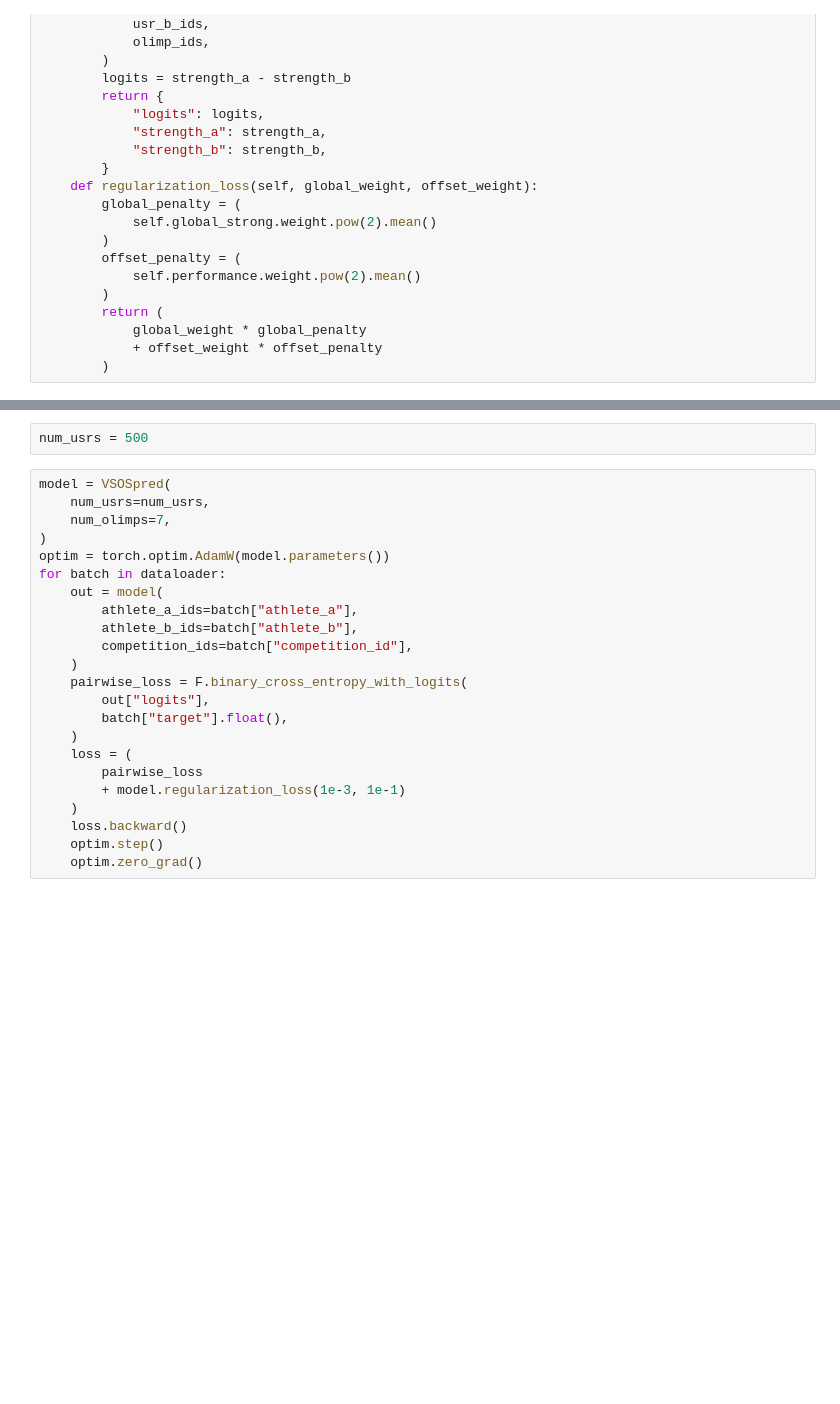
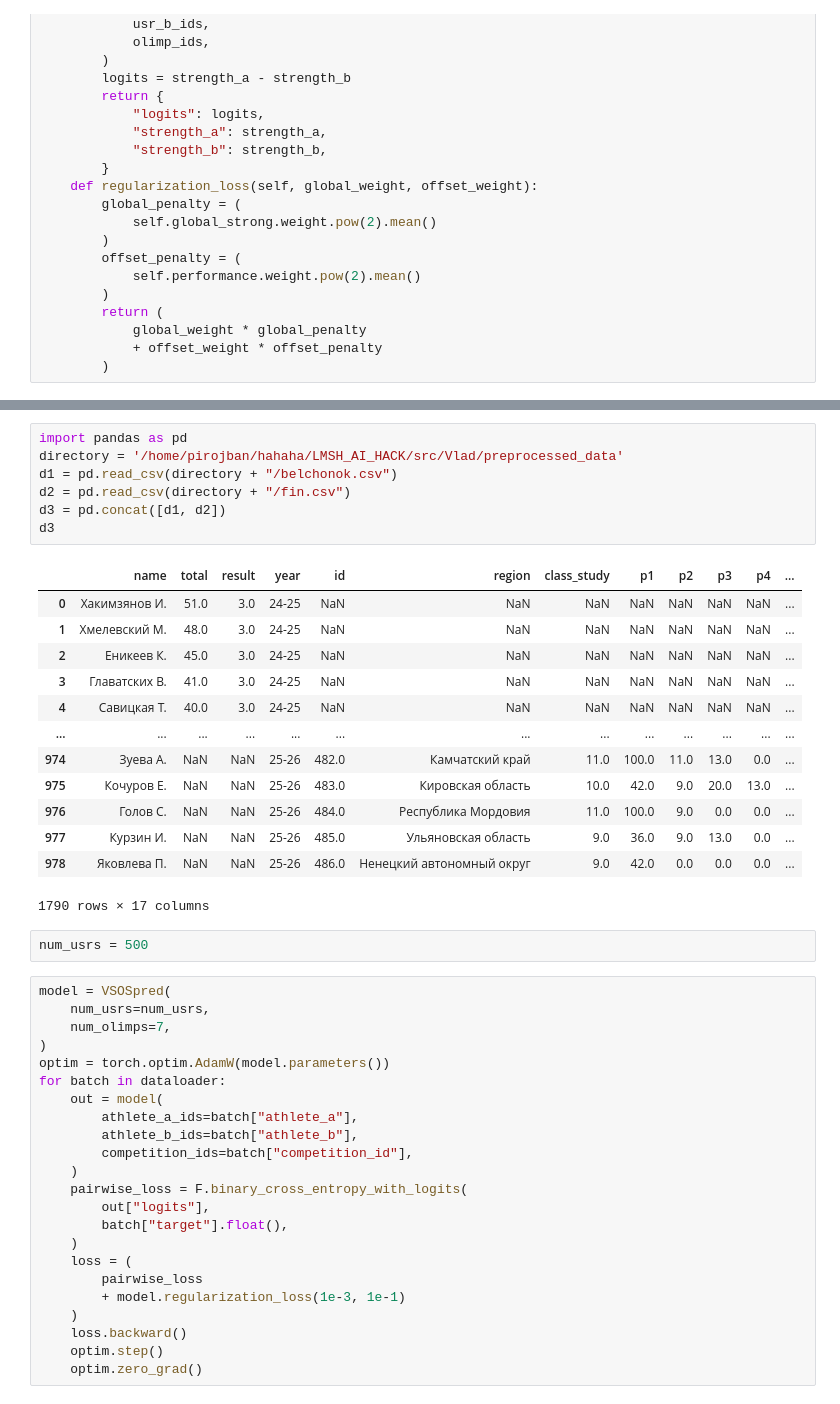
Before and after one commit to VladG00dmanPersonal/LMSH_AI_HACK, a Jupyter notebook: src/pirojban/idea.ipynb, the cells around one changed output, grey strips where cells are left out. Saved outputs shown, nothing was run; the diff lists cells and outputs as text; blank space fills up the shorter version.

```diff
--- a/src/pirojban/idea.ipynb
+++ b/src/pirojban/idea.ipynb
@@ -65,5 +79,26 @@ dataloader = torch.utils.data.dataloader(dataset)
 # %% [output]
 KeyError: 'name'
+# %%
+import pandas as pd
+directory = '/home/pirojban/hahaha/LMSH_AI_HACK/src/Vlad/preprocessed_data'
+d1 = pd.read_csv(directory + "/belchonok.csv")
+d2 = pd.read_csv(directory + "/fin.csv")
+d3 = pd.concat([d1, d2])
+d3
+# %% [output]
+|  | name | total | result | year | id | region | class_study | p1 | p2 | p3 | p4 | ... |
+| 0 | Хакимзянов И. | 51.0 | 3.0 | 24-25 | NaN | NaN | NaN | NaN | NaN | NaN | NaN | ... |
+| 1 | Хмелевский М. | 48.0 | 3.0 | 24-25 | NaN | NaN | NaN | NaN | NaN | NaN | NaN | ... |
+| 2 | Еникеев К. | 45.0 | 3.0 | 24-25 | NaN | NaN | NaN | NaN | NaN | NaN | NaN | ... |
+| 3 | Главатских В. | 41.0 | 3.0 | 24-25 | NaN | NaN | NaN | NaN | NaN | NaN | NaN | ... |
+| 4 | Савицкая Т. | 40.0 | 3.0 | 24-25 | NaN | NaN | NaN | NaN | NaN | NaN | NaN | ... |
+| ... | ... | ... | ... | ... | ... | ... | ... | ... | ... | ... | ... | ... |
+| 974 | Зуева А. | NaN | NaN | 25-26 | 482.0 | Камчатский край | 11.0 | 100.0 | 11.0 | 13.0 | 0.0 | ... |
+| 975 | Кочуров Е. | NaN | NaN | 25-26 | 483.0 | Кировская область | 10.0 | 42.0 | 9.0 | 20.0 | 13.0 | ... |
+| 976 | Голов С. | NaN | NaN | 25-26 | 484.0 | Республика Мордовия | 11.0 | 100.0 | 9.0 | 0.0 | 0.0 | ... |
+| 977 | Курзин И. | NaN | NaN | 25-26 | 485.0 | Ульяновская область | 9.0 | 36.0 | 9.0 | 13.0 | 0.0 | ... |
+| 978 | Яковлева П. | NaN | NaN | 25-26 | 486.0 | Ненецкий автономный округ | 9.0 | 42.0 | 0.0 | 0.0 | 0.0 | ... |
+1790 rows × 17 columns
 # %%
 num_usrs = 500
 # %%
```
Also changed, not shown: parts of 1 cell of this notebook, 4 other files.
